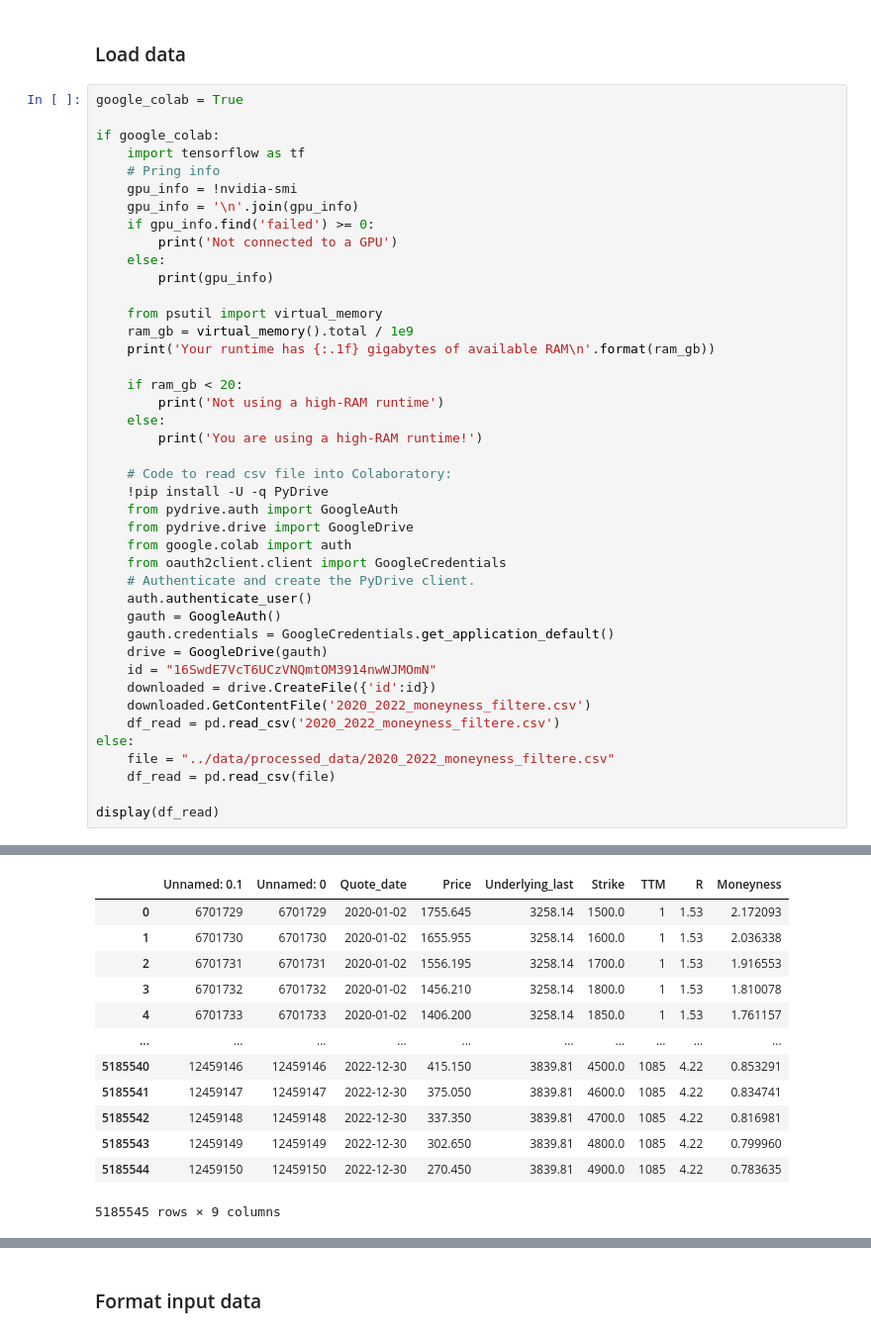
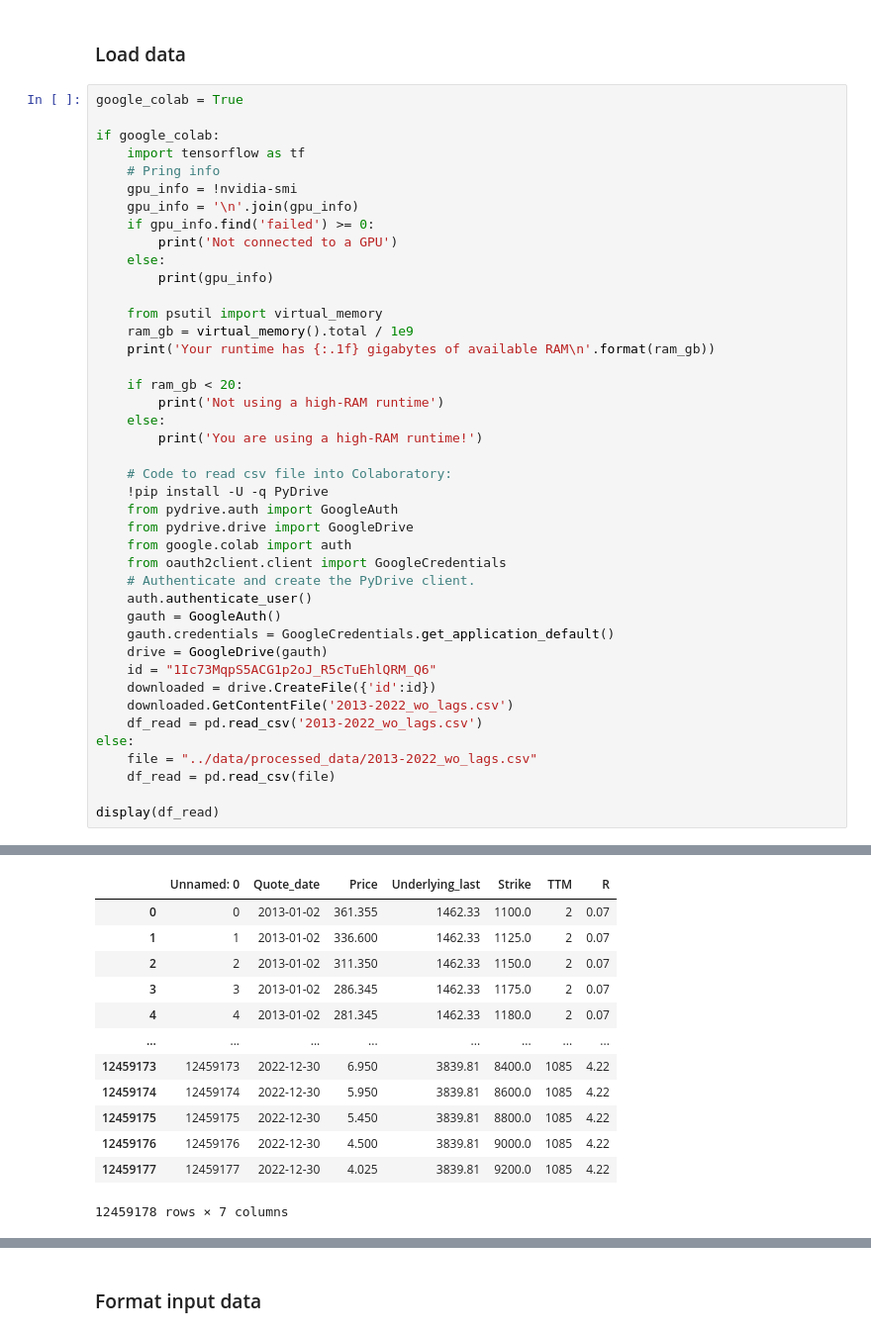
Before and after one commit to jacobvinje/LSTM-for-option-pricing, a Jupyter notebook: LSTM-MLP_notebooks/LSTM-MLP.ipynb, the cells around one changed output, grey strips where cells are left out. Shown at 99% size. Saved outputs shown, nothing was run; the diff lists cells and outputs as text.

```diff
--- a/LSTM-MLP_notebooks/LSTM-MLP.ipynb
+++ b/LSTM-MLP_notebooks/LSTM-MLP.ipynb
@@ -78,12 +81,12 @@ if google_colab:
     gauth = GoogleAuth()
     gauth.credentials = GoogleCredentials.get_application_default()
     drive = GoogleDrive(gauth)
-    id = "16SwdE7VcT6UCzVNQmtOM3914nwWJMOmN"
+    id = "1Ic73MqpS5ACG1p2oJ_R5cTuEhlQRM_Q6"
     downloaded = drive.CreateFile({'id':id})
-    downloaded.GetContentFile('2020_2022_moneyness_filtere.csv')
-    df_read = pd.read_csv('2020_2022_moneyness_filtere.csv')
+    downloaded.GetContentFile('2013-2022_wo_lags.csv')
+    df_read = pd.read_csv('2013-2022_wo_lags.csv')
 else:
-    file = "../data/processed_data/2020_2022_moneyness_filtere.csv"
+    file = "../data/processed_data/2013-2022_wo_lags.csv"
     df_read = pd.read_csv(file)
 
 display(df_read)
@@ -108,16 +111,16 @@ You are using a high-RAM runtime!
-|  | Unnamed: 0.1 | Unnamed: 0 | Quote_date | Price | Underlying_last | Strike | TTM | R | Moneyness |
-| 0 | 6701729 | 6701729 | 2020-01-02 | 1755.645 | 3258.14 | 1500.0 | 1 | 1.53 | 2.172093 |
-| 1 | 6701730 | 6701730 | 2020-01-02 | 1655.955 | 3258.14 | 1600.0 | 1 | 1.53 | 2.036338 |
-| 2 | 6701731 | 6701731 | 2020-01-02 | 1556.195 | 3258.14 | 1700.0 | 1 | 1.53 | 1.916553 |
-| 3 | 6701732 | 6701732 | 2020-01-02 | 1456.210 | 3258.14 | 1800.0 | 1 | 1.53 | 1.810078 |
-| 4 | 6701733 | 6701733 | 2020-01-02 | 1406.200 | 3258.14 | 1850.0 | 1 | 1.53 | 1.761157 |
-| ... | ... | ... | ... | ... | ... | ... | ... | ... | ... |
-| 5185540 | 12459146 | 12459146 | 2022-12-30 | 415.150 | 3839.81 | 4500.0 | 1085 | 4.22 | 0.853291 |
-| 5185541 | 12459147 | 12459147 | 2022-12-30 | 375.050 | 3839.81 | 4600.0 | 1085 | 4.22 | 0.834741 |
-| 5185542 | 12459148 | 12459148 | 2022-12-30 | 337.350 | 3839.81 | 4700.0 | 1085 | 4.22 | 0.816981 |
-| 5185543 | 12459149 | 12459149 | 2022-12-30 | 302.650 | 3839.81 | 4800.0 | 1085 | 4.22 | 0.799960 |
-| 5185544 | 12459150 | 12459150 | 2022-12-30 | 270.450 | 3839.81 | 4900.0 | 1085 | 4.22 | 0.783635 |
+|  | Unnamed: 0 | Quote_date | Price | Underlying_last | Strike | TTM | R |
+| 0 | 0 | 2013-01-02 | 361.355 | 1462.33 | 1100.0 | 2 | 0.07 |
+| 1 | 1 | 2013-01-02 | 336.600 | 1462.33 | 1125.0 | 2 | 0.07 |
+| 2 | 2 | 2013-01-02 | 311.350 | 1462.33 | 1150.0 | 2 | 0.07 |
+| 3 | 3 | 2013-01-02 | 286.345 | 1462.33 | 1175.0 | 2 | 0.07 |
+| 4 | 4 | 2013-01-02 | 281.345 | 1462.33 | 1180.0 | 2 | 0.07 |
+| ... | ... | ... | ... | ... | ... | ... | ... |
+| 12459173 | 12459173 | 2022-12-30 | 6.950 | 3839.81 | 8400.0 | 1085 | 4.22 |
+| 12459174 | 12459174 | 2022-12-30 | 5.950 | 3839.81 | 8600.0 | 1085 | 4.22 |
+| 12459175 | 12459175 | 2022-12-30 | 5.450 | 3839.81 | 8800.0 | 1085 | 4.22 |
+| 12459176 | 12459176 | 2022-12-30 | 4.500 | 3839.81 | 9000.0 | 1085 | 4.22 |
+| 12459177 | 12459177 | 2022-12-30 | 4.025 | 3839.81 | 9200.0 | 1085 | 4.22 |
-5185545 rows × 9 columns
+12459178 rows × 7 columns
 # %%
 df = df_read
 del df_read
```
Also changed, not shown: parts of 11 cells of this notebook.
